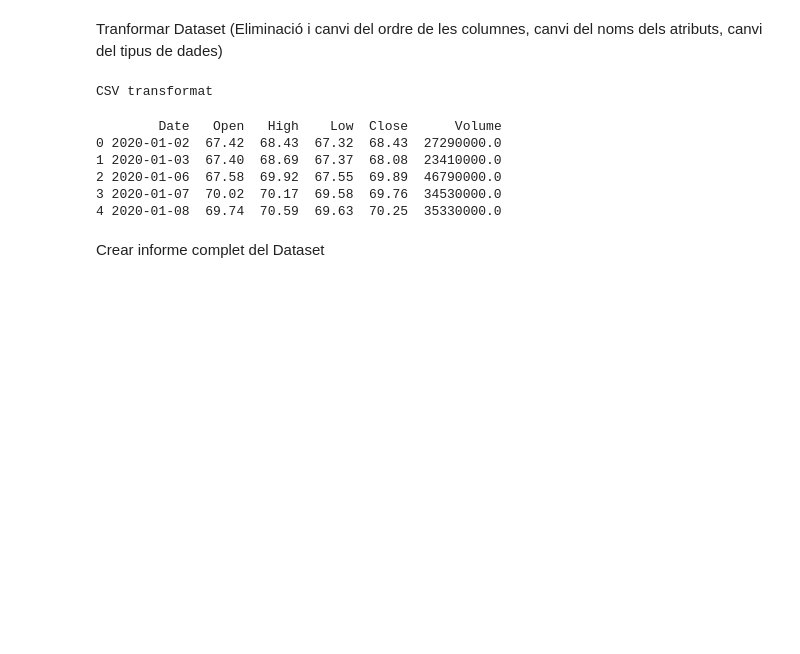
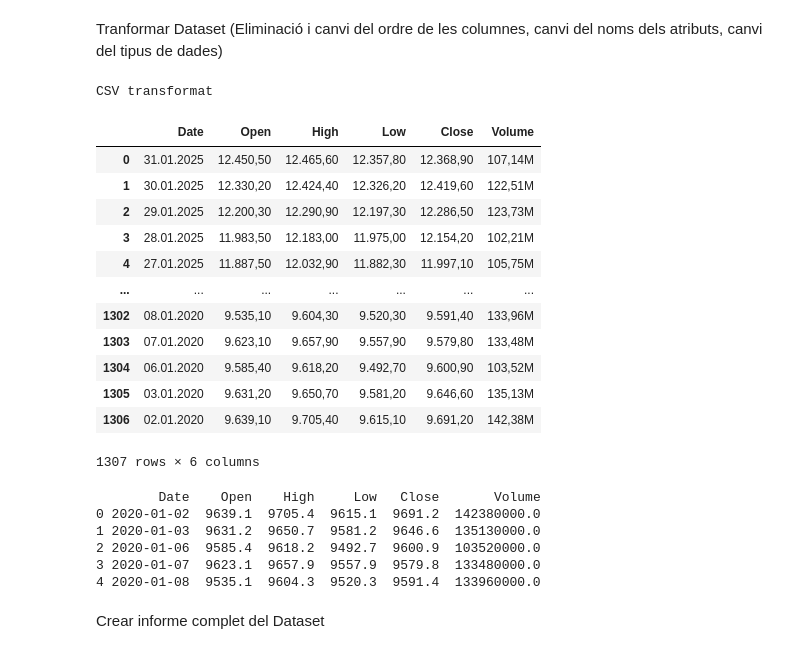
Before and after one commit to mmonsocadena/TFG_PredictStock, a Jupyter notebook: Preprocessament de conjunt de dades.ipynb, the cells around one changed output. Drawn from its saved outputs; the diff is of its cells as text; code cells hidden in the pictures; blank space fills up the shorter version.

```diff
--- a/Preprocessament de conjunt de dades.ipynb
+++ b/Preprocessament de conjunt de dades.ipynb
@@ -85,9 +85,25 @@ def check_and_transform_csv(file_path,  column_mapping):
 
 
 column_mapping = {"Fecha": "Date", "Apertura": "Open", "Máximo": "High", "Mínimo": "Low", "Último": "Close", "Vol.": "Volume"}
-df = check_and_transform_csv("Conjunt de dades/stock_price_Euro_Stoxx_50.csv", column_mapping)
+df = check_and_transform_csv("Conjunt de dades/stock_price_Hang_Seng.csv", column_mapping)
 # %% [output]
 CSV transformat
+# %%
+df
+# %% [output]
+|  | Date | Open | High | Low | Close | Volume |
+| 0 | 31.01.2025 | 12.450,50 | 12.465,60 | 12.357,80 | 12.368,90 | 107,14M |
+| 1 | 30.01.2025 | 12.330,20 | 12.424,40 | 12.326,20 | 12.419,60 | 122,51M |
+| 2 | 29.01.2025 | 12.200,30 | 12.290,90 | 12.197,30 | 12.286,50 | 123,73M |
+| 3 | 28.01.2025 | 11.983,50 | 12.183,00 | 11.975,00 | 12.154,20 | 102,21M |
+| 4 | 27.01.2025 | 11.887,50 | 12.032,90 | 11.882,30 | 11.997,10 | 105,75M |
+| ... | ... | ... | ... | ... | ... | ... |
+| 1302 | 08.01.2020 | 9.535,10 | 9.604,30 | 9.520,30 | 9.591,40 | 133,96M |
+| 1303 | 07.01.2020 | 9.623,10 | 9.657,90 | 9.557,90 | 9.579,80 | 133,48M |
+| 1304 | 06.01.2020 | 9.585,40 | 9.618,20 | 9.492,70 | 9.600,90 | 103,52M |
+| 1305 | 03.01.2020 | 9.631,20 | 9.650,70 | 9.581,20 | 9.646,60 | 135,13M |
+| 1306 | 02.01.2020 | 9.639,10 | 9.705,40 | 9.615,10 | 9.691,20 | 142,38M |
+1307 rows × 6 columns
 # %%
 def transform_dtypes(df):
     # Comprovar si la columna 'Date' ja és de tipus datetime
@@ -99,30 +115,56 @@ def transform_dtypes(df):
     df = df.sort_values(by='Date', ascending=True).reset_index(drop=True)
 
     # Comprovar si les columnes 'Open', 'Close', 'Low', 'High' són numèriques
+    # Comprovar si les columnes 'Open', 'Close', 'Low', 'High' són numèriques
     for col in ['Open', 'Close', 'Low', 'High']:
         if not pd.api.types.is_numeric_dtype(df[col]):
-            # Substituir les comes per punts en les columnes de preus
-            df[col] = df[col].replace({',': '.'}, regex=True)
-            # Convertir les columnes a numèrics
-            df[col] = pd.to_numeric(df[col])
+        # Substituir . dels milers i , dels decimals
+            df[col] = df[col].str.replace('.', '', regex=False)  # Treure els punts de milers
+            df[col] = df[col].str.replace(',', '.', regex=False)  # Substituir coma decimal per punt
+            df[col] = pd.to_numeric(df[col], errors='coerce')
+
 
     # Comprovar si la columna 'Volume' és numèrica
     if not pd.api.types.is_numeric_dtype(df['Volume']):
-        # Substituir les comes per punts i eliminar la "M"
+
         df['Volume'] = df['Volume'].replace({',': '.'}, regex=True)
-        df['Volume'] = df['Volume'].str.replace('M', '').astype(float) * 1_000_000  # Convertir a milions
+        #df['Volume'] = df['Volume'].str.replace('K', '').astype(float) * 1_000  # Convertir a milions
+        #df['Volume'] = df['Volume'].str.replace('M', '').astype(float) * 1_000_000
 
-    return df
+        def netejar_volume(valor):
+            if isinstance(valor, str):
+                valor = valor.replace(',', '.').strip().upper()
+                try:
+                    if valor.endswith('K'):
+                        return float(valor[:-1]) * 1_000
+                    elif valor.endswith('M'):
+                        return float(valor[:-1]) * 1_000_000
+                    elif valor.endswith('B'):
+                        return float(valor[:-1]) * 1_000_000_000
+                    else:
+                        return float(valor)
+                except ValueError:
+                    return None
+            elif isinstance(valor, (int, float)):
+                return valor
+            else:
+                return None
+
+        # Aplica la funció a la columna Volume
+        df['Volume'] = df['Volume'].apply(netejar_volume)
+
+
+        return df
 
 df = transform_dtypes(df)
 print(df.head())
 # %% [output]
-        Date   Open   High    Low  Close      Volume
-0 2020-01-02  67.42  68.43  67.32  68.43  27290000.0
-1 2020-01-03  67.40  68.69  67.37  68.08  23410000.0
-2 2020-01-06  67.58  69.92  67.55  69.89  46790000.0
-3 2020-01-07  70.02  70.17  69.58  69.76  34530000.0
-4 2020-01-08  69.74  70.59  69.63  70.25  35330000.0
+        Date    Open    High     Low   Close       Volume
+0 2020-01-02  9639.1  9705.4  9615.1  9691.2  142380000.0
+1 2020-01-03  9631.2  9650.7  9581.2  9646.6  135130000.0
+2 2020-01-06  9585.4  9618.2  9492.7  9600.9  103520000.0
+3 2020-01-07  9623.1  9657.9  9557.9  9579.8  133480000.0
+4 2020-01-08  9535.1  9604.3  9520.3  9591.4  133960000.0
 # %% [markdown]
 Crear informe complet del Dataset
 # %%
```
Also changed, not shown: parts of 5 cells of this notebook, 10 other files.
